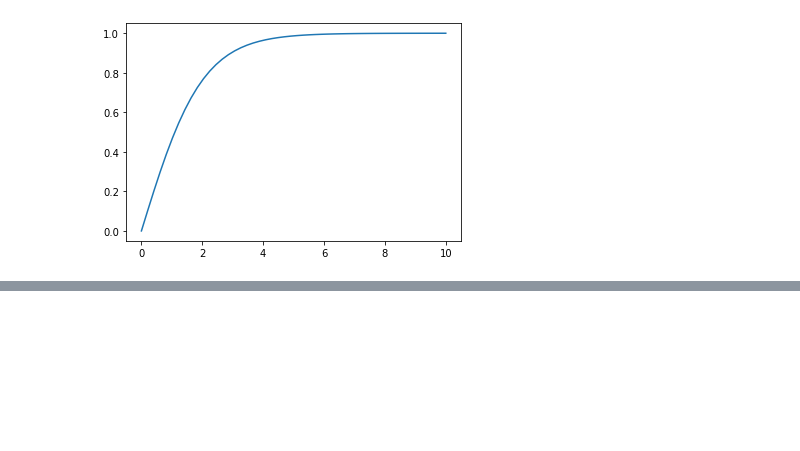
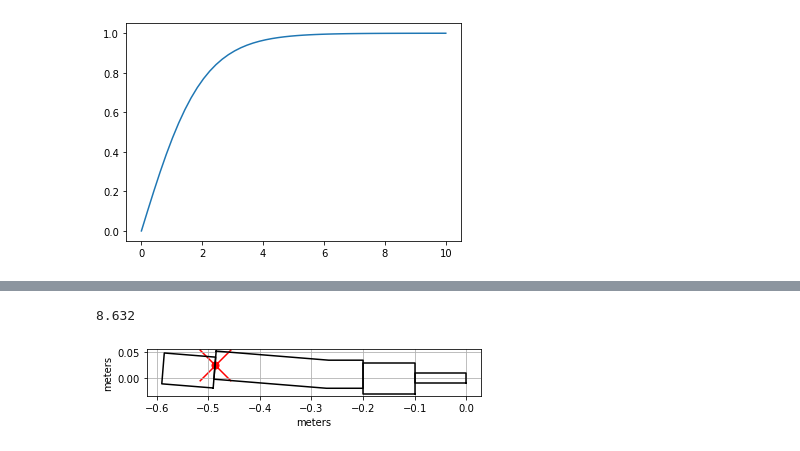
Before and after one commit to BillyTheKidPhysicist/storageRing, a Jupyter notebook: storageRingModel/notebook.ipynb, the cells around one changed output, grey strips where cells are left out. Saved outputs shown, nothing was run; the diff lists cells and outputs as text; code cells hidden in the pictures; blank space fills up the shorter version.

```diff
--- a/storageRingModel/notebook.ipynb
+++ b/storageRingModel/notebook.ipynb
@@ -179,3 +231,11 @@ spo.minimize(offset_Error,(rp/2.0),bounds=bounds,method='Nelder-Mead',options={'
+# %%
+2.6e-4 * 124500 *2`**3/30
+# %% [output]
+8.632
+# %%
+PTL_Ring.show_Lattice(particleCoords=coords)
+# %% [output]
+[figure, added]
 # %%
 # PTL = ParticleTracerLattice(200.0, latticeType='storageRing')
 #
```
Also changed, not shown: parts of 7 cells of this notebook, 4 other files.
